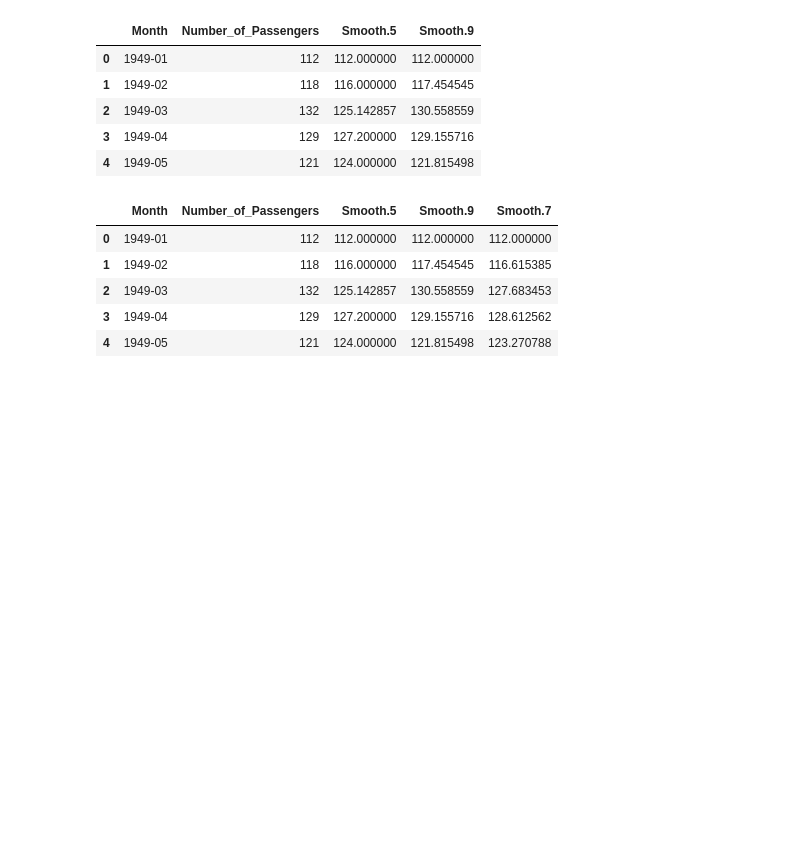
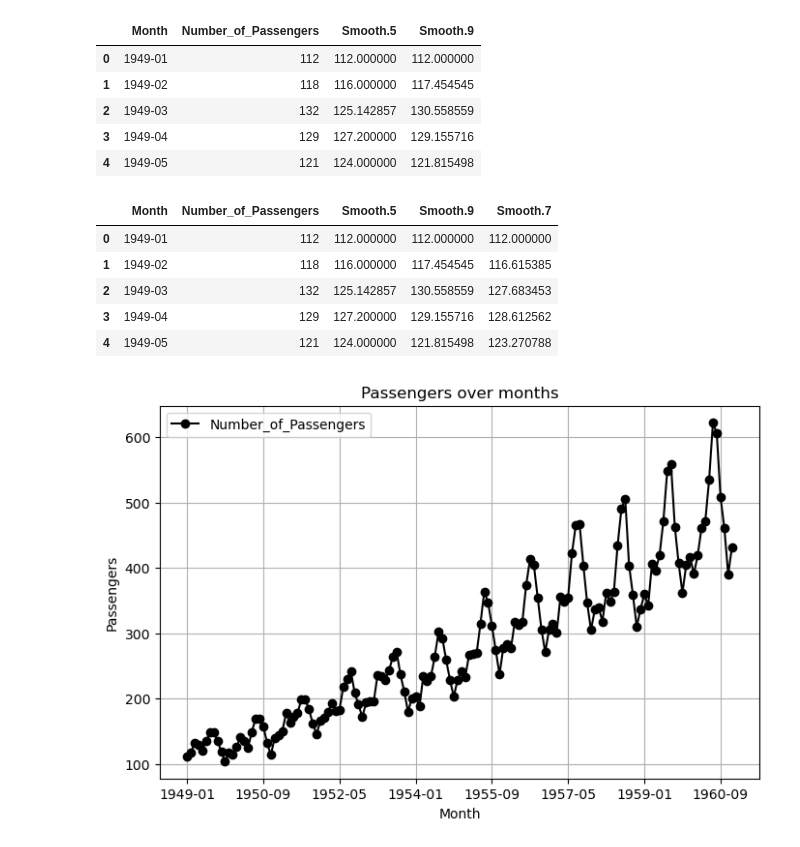
Before and after one commit to Veekits/Randoms, a Jupyter notebook: Time series Air pass/AirPass Exponential smoothing.ipynb, the cells around one changed output. Drawn from its saved outputs; the diff is of its cells as text; code cells hidden in the pictures; blank space fills up the shorter version.

```diff
--- a/Time series Air pass/AirPass Exponential smoothing.ipynb
+++ b/Time series Air pass/AirPass Exponential smoothing.ipynb
@@ -56,3 +57,12 @@ air.head()
 | 2 | 1949-03 | 132 | 125.142857 | 130.558559 | 127.683453 |
 | 3 | 1949-04 | 129 | 127.200000 | 129.155716 | 128.612562 |
 | 4 | 1949-05 | 121 | 124.000000 | 121.815498 | 123.270788 |
+# %%
+air.plot(x='Month', y='Number_of_Passengers', kind='line', marker='o', linestyle='-', color='black', figsize=(8, 5))
+plt.title('Passengers over months')
+plt.xlabel('Month')
+plt.ylabel('Passengers')
+plt.grid(True)
+plt.show()
+# %% [output]
+[figure, added]
```
Also changed, not shown: parts of 6 cells of this notebook.
